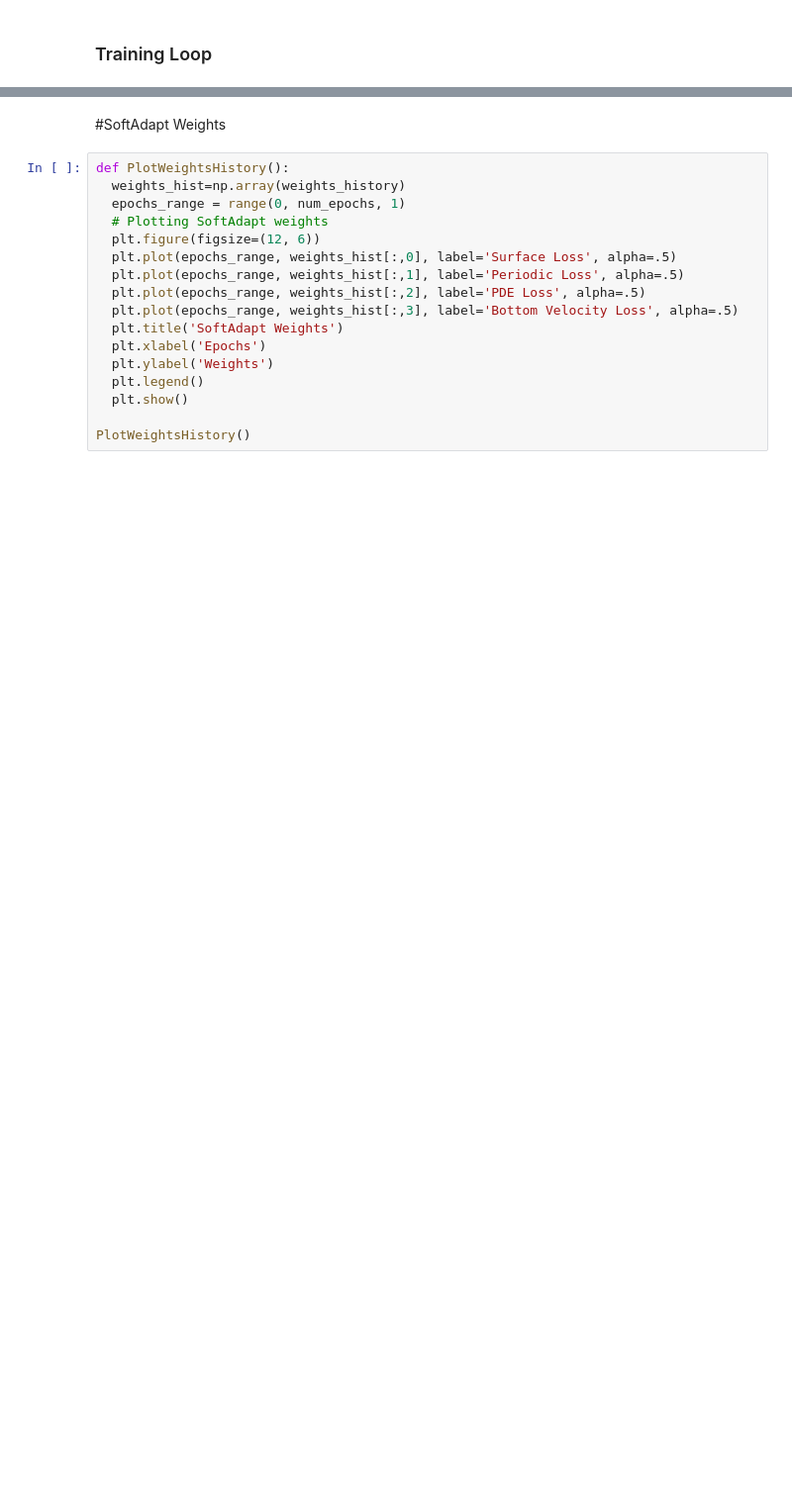
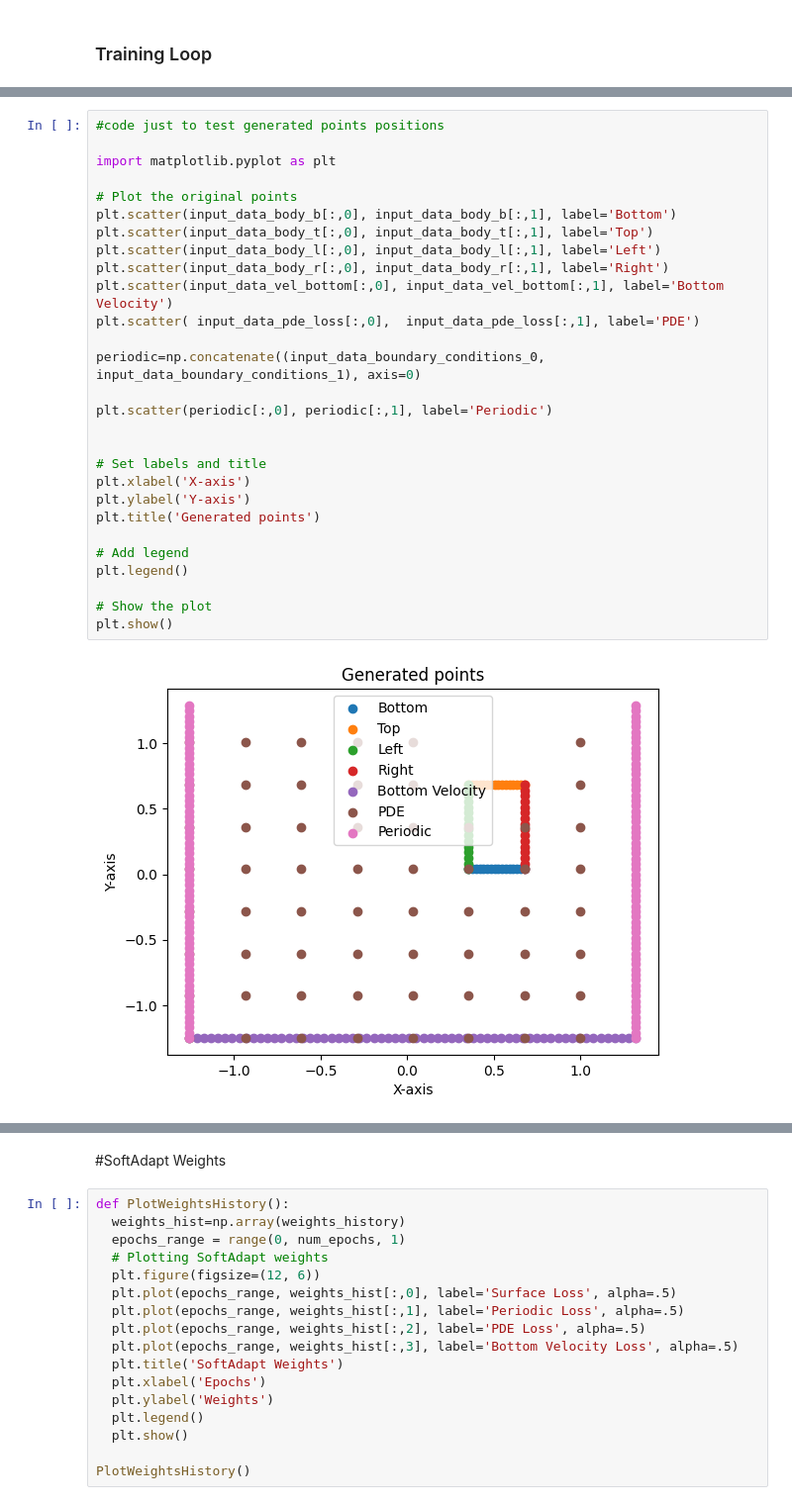
Before and after one commit to LuigiElo/DL-PINNs, a Jupyter notebook: PINN_LaPlace2D_Pytorch.ipynb, the cells around one changed output, grey strips where cells are left out. Shown at 99% size. Drawn from its saved outputs; the diff is of its cells as text; blank space fills up the shorter version.

```diff
--- a/PINN_LaPlace2D_Pytorch.ipynb
+++ b/PINN_LaPlace2D_Pytorch.ipynb
@@ -696,0 +744,30 @@ Epoch 9900/10000,test Total Loss: 1.678395733506477e-08
+# %%
+#code just to test generated points positions
+
+import matplotlib.pyplot as plt
+
+# Plot the original points
+plt.scatter(input_data_body_b[:,0], input_data_body_b[:,1], label='Bottom')
+plt.scatter(input_data_body_t[:,0], input_data_body_t[:,1], label='Top')
+plt.scatter(input_data_body_l[:,0], input_data_body_l[:,1], label='Left')
+plt.scatter(input_data_body_r[:,0], input_data_body_r[:,1], label='Right')
+plt.scatter(input_data_vel_bottom[:,0], input_data_vel_bottom[:,1], label='Bottom Velocity')
+plt.scatter( input_data_pde_loss[:,0],  input_data_pde_loss[:,1], label='PDE')
+
+periodic=np.concatenate((input_data_boundary_conditions_0, input_data_boundary_conditions_1), axis=0)
+
+plt.scatter(periodic[:,0], periodic[:,1], label='Periodic')
+
+
+# Set labels and title
+plt.xlabel('X-axis')
+plt.ylabel('Y-axis')
+plt.title('Generated points')
+
+# Add legend
+plt.legend()
+
+# Show the plot
+plt.show()
+# %% [output]
+[figure, added]
```
Also changed, not shown: parts of 17 cells of this notebook.
